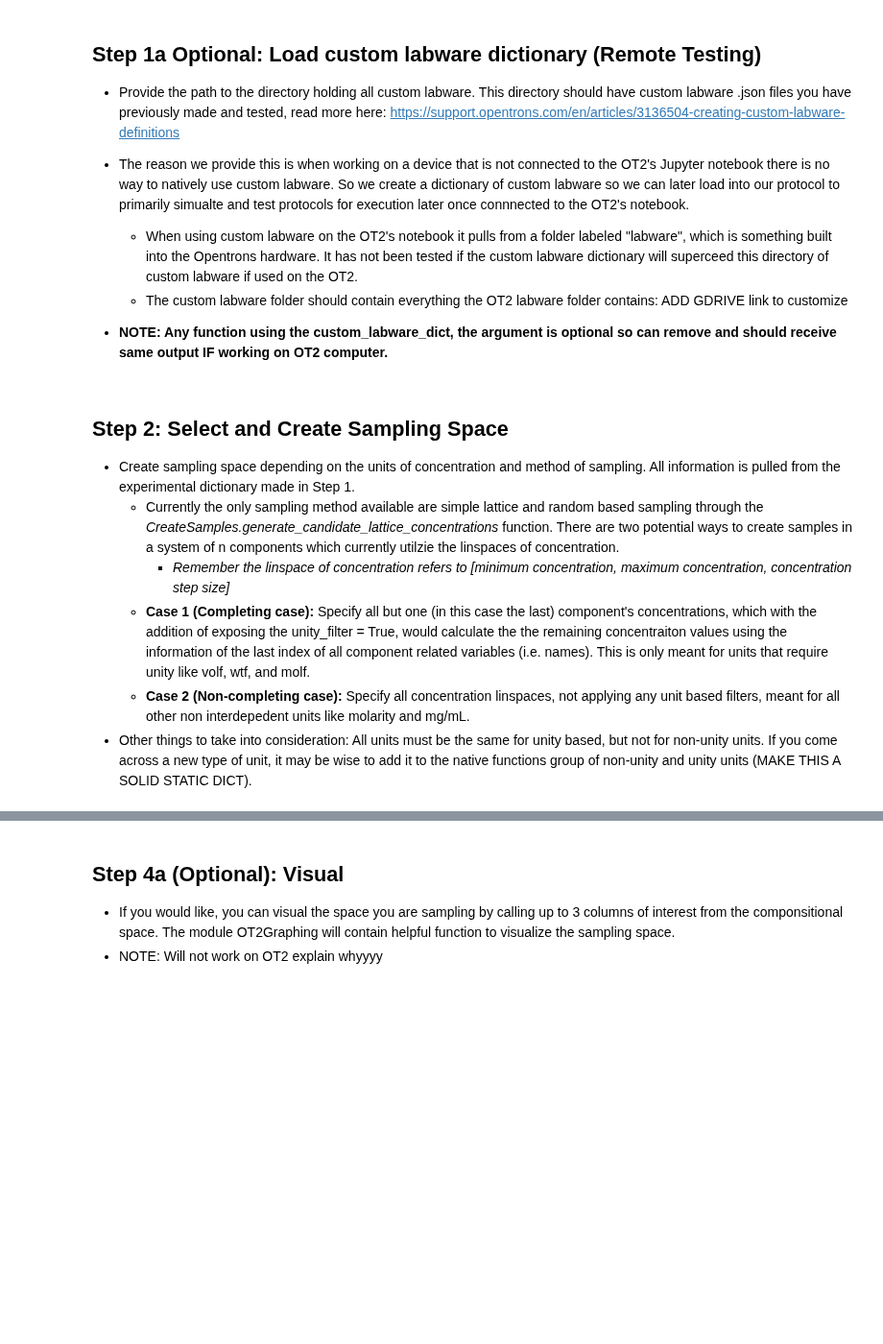
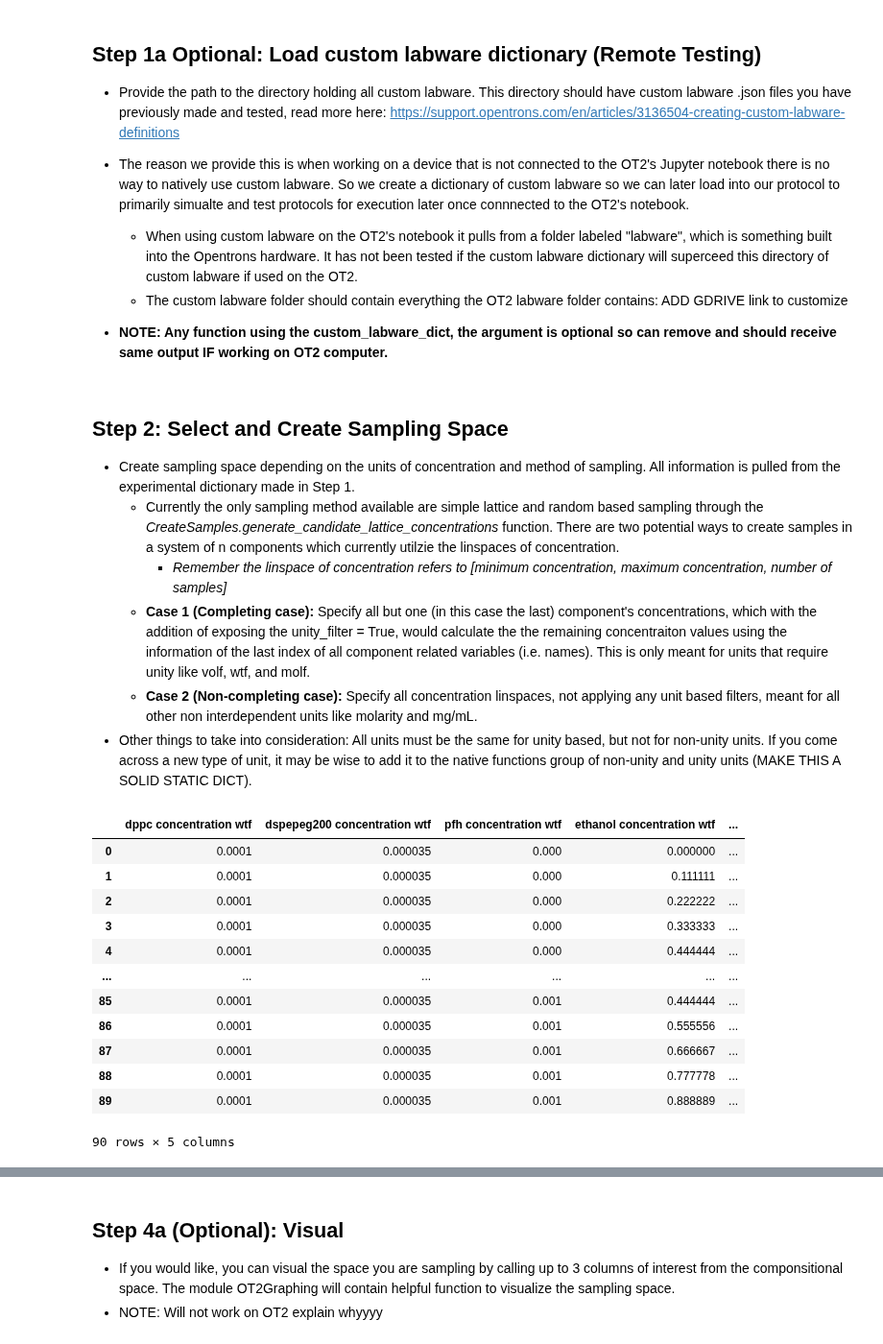
Before and after one commit to pozzo-research-group/OT2-DOE, a Jupyter notebook: PlanPrepareProcess/Plan and Execute Synthesis Notebook.ipynb, the cells around one changed output, grey strips where cells are left out. Shown at 96% size. Drawn from its saved outputs; the diff is of its cells as text; code cells hidden in the pictures; blank space fills up the shorter version.

```diff
--- a/PlanPrepareProcess/Plan and Execute Synthesis Notebook.ipynb
+++ b/PlanPrepareProcess/Plan and Execute Synthesis Notebook.ipynb
@@ -30,7 +22,7 @@ importlib.reload(ographing)
     * **Note:** Most functions rely on static variable names from the dict (i.e. dict['name']). ***Refrain from changing variable names***
 # %%
 experiment_plan_path = r"C:\Users\Edwin\Desktop\OT2-DOE\PlanPrepareProcess\Prepare\Testing Plans\03_08_21_Ouzo_Search_Saturated.csv"
-experiment_csv_dict = CreateSamples.get_experiment_plan(experiment_plan_path)
+plan = CreateSamples.get_experiment_plan(experiment_plan_path)
 # %% [markdown]
 ## Step 1a Optional: Load custom labware dictionary (Remote Testing)
 * Provide the path to the directory holding all custom labware. This directory should have custom labware .json files you have previously made and tested, read more here: https://support.opentrons.com/en/articles/3136504-creating-custom-labware-definitions
@@ -46,7 +38,7 @@ custom_labware_dict = ALH.custom_labware_dict(labware_dir_path)
 ## Step 2: Select and Create Sampling Space
 * Create sampling space depending on the units of concentration and method of sampling. All information is pulled from the experimental dictionary made in Step 1.
     * Currently the only sampling method available are simple lattice and random based sampling through the *CreateSamples.generate_candidate_lattice_concentrations* function. There are two potential ways to create samples in a system of n components which currently utilzie the linspaces of concentration.
-        * *Remember the linspace of concentration refers to [minimum concentration, maximum concentration, concentration step size]*
+        * *Remember the linspace of concentration refers to [minimum concentration, maximum concentration, number of samples]*
     * **Case 1 (Completing case):** Specify all but one (in this case the last) component's concentrations, which with the addition of exposing the unity_filter = True, would calculate the the remaining concentraiton values using the information of the last index of all component related variables (i.e. names). This is only meant for units that require unity like volf, wtf, and molf.
-    * **Case 2 (Non-completing case):** Specify all concentration linspaces, not applying any unit based filters, meant for all other non interdepedent units like molarity and mg/mL.
+    * **Case 2 (Non-completing case):** Specify all concentration linspaces, not applying any unit based filters, meant for all other non interdependent units like molarity and mg/mL.
 * Other things to take into consideration: All units must be the same for unity based, but not for non-unity units. If you come across a new type of unit, it may be wise to add it to the native functions group of non-unity and unity units (MAKE THIS A SOLID STATIC DICT).
@@ -56,2 +45,19 @@ wtf_sample_canidates = CreateSamples.generate_candidate_lattice_concentrations(e
+# %%
+concentration_canidates = CreateSamples.generate_candidate_lattice_concentrations(plan, unity_filter=True)
+concentration_canidates
+# %% [output]
+|  | dppc concentration wtf | dspepeg200 concentration wtf | pfh concentration wtf | ethanol concentration wtf | ... |
+| 0 | 0.0001 | 0.000035 | 0.000 | 0.000000 | ... |
+| 1 | 0.0001 | 0.000035 | 0.000 | 0.111111 | ... |
+| 2 | 0.0001 | 0.000035 | 0.000 | 0.222222 | ... |
+| 3 | 0.0001 | 0.000035 | 0.000 | 0.333333 | ... |
+| 4 | 0.0001 | 0.000035 | 0.000 | 0.444444 | ... |
+| ... | ... | ... | ... | ... | ... |
+| 85 | 0.0001 | 0.000035 | 0.001 | 0.444444 | ... |
+| 86 | 0.0001 | 0.000035 | 0.001 | 0.555556 | ... |
+| 87 | 0.0001 | 0.000035 | 0.001 | 0.666667 | ... |
+| 88 | 0.0001 | 0.000035 | 0.001 | 0.777778 | ... |
+| 89 | 0.0001 | 0.000035 | 0.001 | 0.888889 | ... |
+90 rows × 5 columns
 # %% [markdown]
 ## Step 3: Calculate Volumes of Stocks
```
Also changed, not shown: parts of 31 cells of this notebook, 3 other files.
